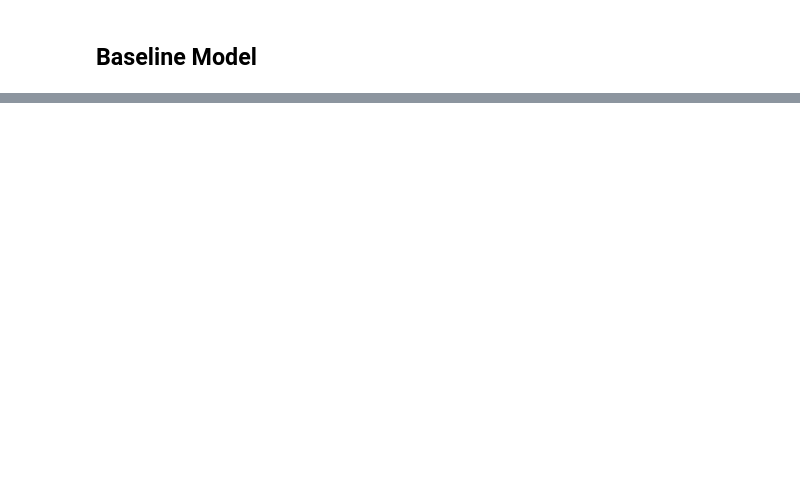
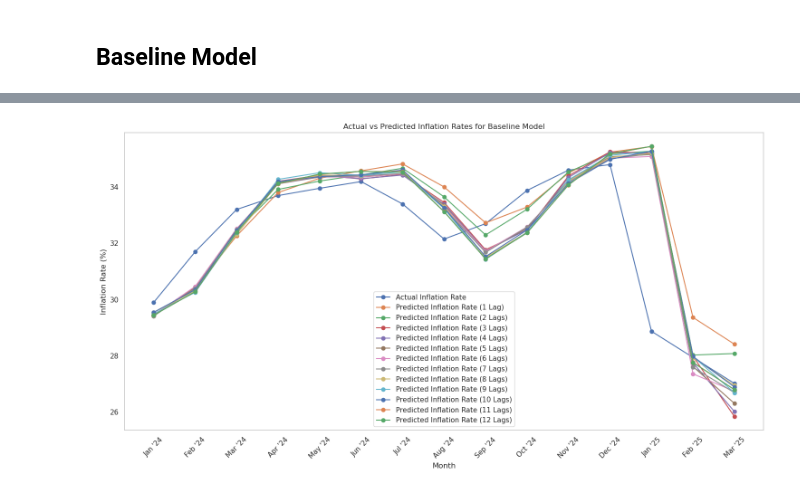
Before and after one commit to MartinsAwojide/inflation_nowcast, a Jupyter notebook: modelling.ipynb, the cells around one changed output, grey strips where cells are left out. Cells and saved outputs as stored; diff of their text form; code cells hidden in the pictures; blank space fills up the shorter version.

Commit message:
UPDATE: baseline model and SHAP setup

```diff
--- a/modelling.ipynb
+++ b/modelling.ipynb
@@ -25,2 +123,8 @@ inflation_data.head()
 # %% [markdown]
 ## Baseline Model
+# %%
+# get lagged inflation and inflation rate
+lagged_df = merged_data[['Month', 'Lag_1', 'Lag_2', 'Lag_3', 'Lag_4', 'Lag_5', 'Lag_6',  'Lag_7', 'Lag_8', 'Lag_9', 'Lag_10', 'Lag_11', 'Lag_12', 'Year-on-Year Change (%)']]
+lagged_df = lagged_df.rename(columns={'Year-on-Year Change (%)': 'Inflation rate'})
+# display the first few rows of the lagged DataFrame
+lagged_df.tail()
@@ -26,0 +138,14 @@ inflation_data.head()
+# %%
+# split the data into train and test sets
+
+split_date = '2024-01-01'  # Define the split date
+
+train_data = lagged_df[lagged_df['Month'] < split_date]
+test_data = lagged_df[lagged_df['Month'] >= split_date]
+# display the first few rows of the train and test DataFrames
+display(train_data)
+display(test_data)
+
+# print the shape of the train and test data
+print(f"Train data shape: {train_data.shape}")
+print(f"Test data shape: {test_data.shape}")
@@ -26,0 +571,27 @@ inflation_data.head()
+# %%
+# Plot the actual vs predicted inflation rates
+plt.figure(figsize=(15, 8))
+plt.plot(predictions_df['Month'], predictions_df['Actual Inflation Rate'], label='Actual Inflation Rate', marker='o')
+plt.plot(predictions_df['Month'], predictions_df['Predicted Inflation Rate (1 Lag)'], label='Predicted Inflation Rate (1 Lag)', marker='o')
+plt.plot(predictions_df['Month'], predictions_df['Predicted Inflation Rate (2 Lags)'], label='Predicted Inflation Rate (2 Lags)', marker='o')
+plt.plot(predictions_df['Month'], predictions_df['Predicted Inflation Rate (3 Lags)'], label='Predicted Inflation Rate (3 Lags)', marker='o')
+plt.plot(predictions_df['Month'], predictions_df['Predicted Inflation Rate (4 Lags)'], label='Predicted Inflation Rate (4 Lags)', marker='o')
+plt.plot(predictions_df['Month'], predictions_df['Predicted Inflation Rate (5 Lags)'], label='Predicted Inflation Rate (5 Lags)', marker='o')
+plt.plot(predictions_df['Month'], predictions_df['Predicted Inflation Rate (6 Lags)'], label='Predicted Inflation Rate (6 Lags)', marker='o')
+plt.plot(predictions_df['Month'], predictions_df['Predicted Inflation Rate (7 Lags)'], label='Predicted Inflation Rate (7 Lags)', marker='o')
+plt.plot(predictions_df['Month'], predictions_df['Predicted Inflation Rate (8 Lags)'], label='Predicted Inflation Rate (8 Lags)', marker='o')
+plt.plot(predictions_df['Month'], predictions_df['Predicted Inflation Rate (9 Lags)'], label='Predicted Inflation Rate (9 Lags)', marker='o')
+plt.plot(predictions_df['Month'], predictions_df['Predicted Inflation Rate (10 Lags)'], label='Predicted Inflation Rate (10 Lags)', marker='o')
+plt.plot(predictions_df['Month'], predictions_df['Predicted Inflation Rate (11 Lags)'], label='Predicted Inflation Rate (11 Lags)', marker='o')
+plt.plot(predictions_df['Month'], predictions_df['Predicted Inflation Rate (12 Lags)'], label='Predicted Inflation Rate (12 Lags)', marker='o')
+plt.title('Actual vs Predicted Inflation Rates for Baseline Model')
+plt.xlabel('Month')
+plt.ylabel('Inflation Rate (%)')
+plt.xticks(rotation=45)
+plt.legend()
+plt.grid()
+plt.tight_layout()
+plt.savefig('./actual_vs_predicted_inflation_rates_baseline_models.png')
+plt.show()
+# %% [output]
+[figure, added]
```
Also changed, not shown: parts of 22 cells of this notebook, 4 other files.
